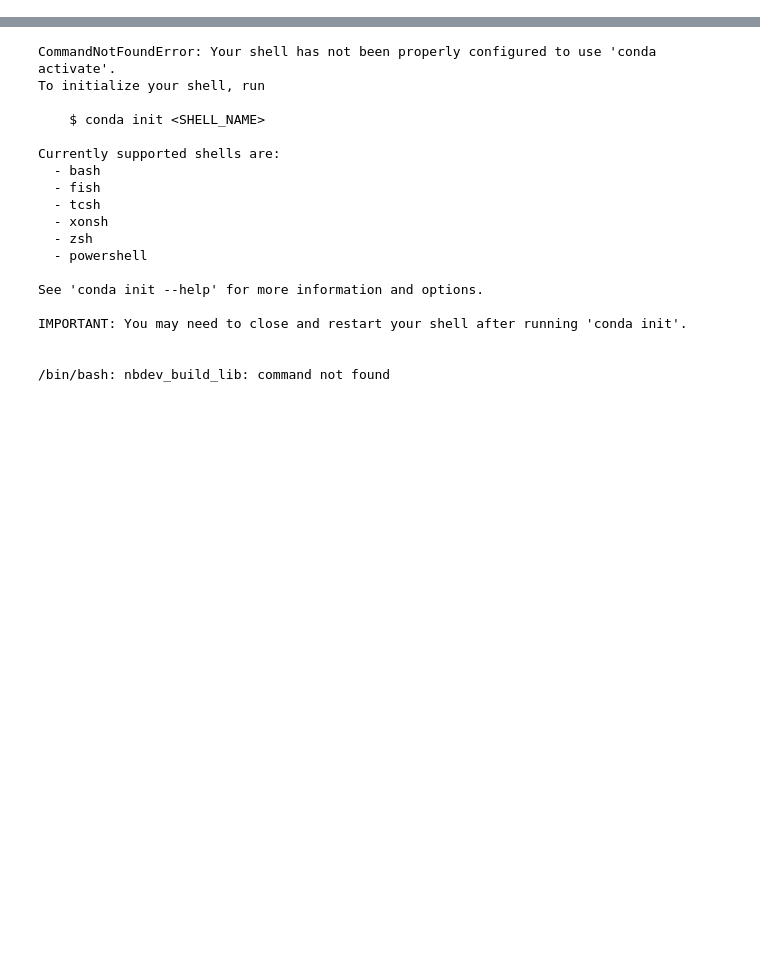
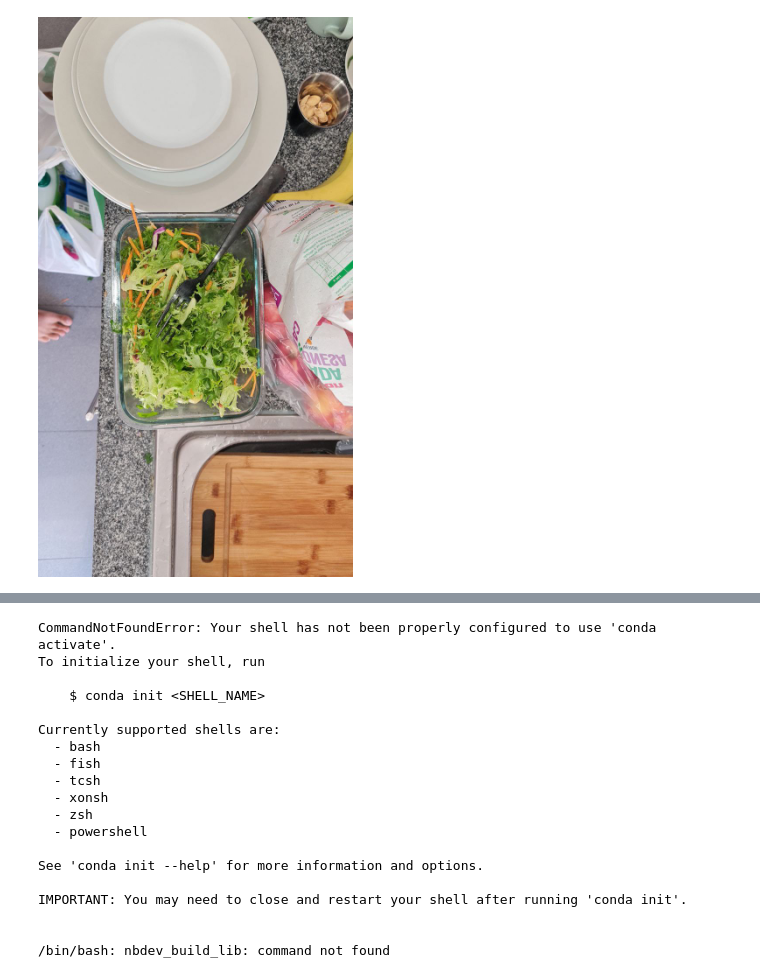
Before and after one commit to DmitriyG228/food, a Jupyter notebook: 00_nbs/01_search.ipynb, the cells around one changed output, grey strips where cells are left out. Cells and saved outputs as stored; diff of their text form; code cells hidden in the pictures; blank space fills up the shorter version.

```diff
--- a/00_nbs/01_search.ipynb
+++ b/00_nbs/01_search.ipynb
@@ -349,0 +244,4 @@ img
+# %%
+get_image_from_url(url)
+# %% [output]
+[figure, added]
```
Also changed, not shown: parts of 33 cells of this notebook, 17 other files.
